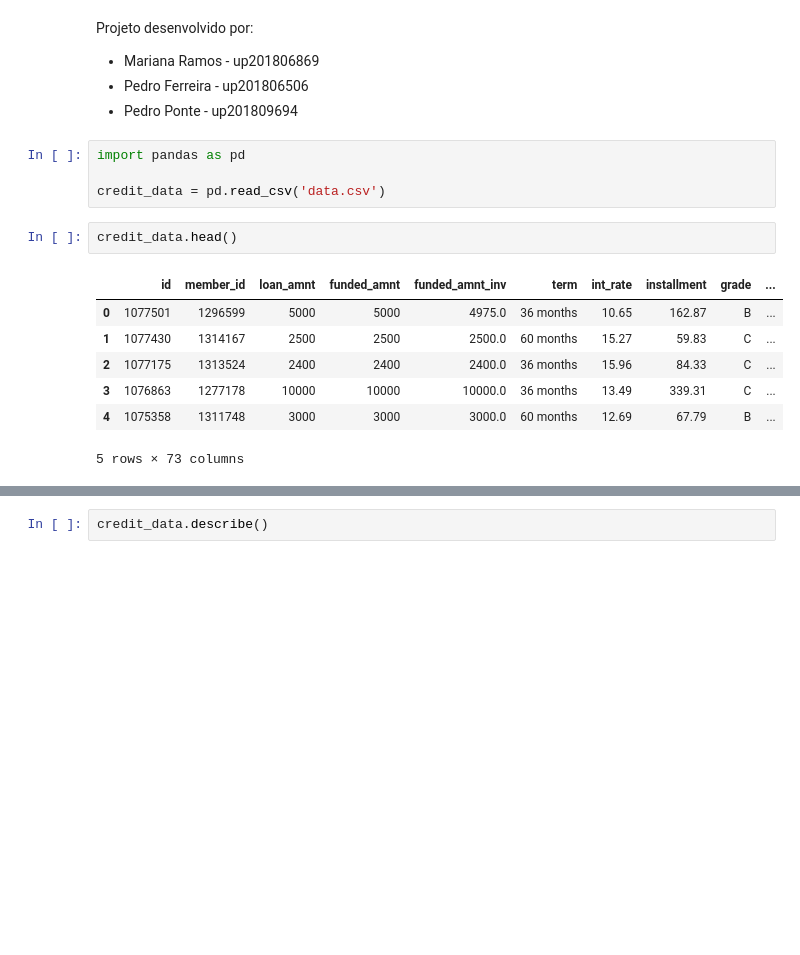
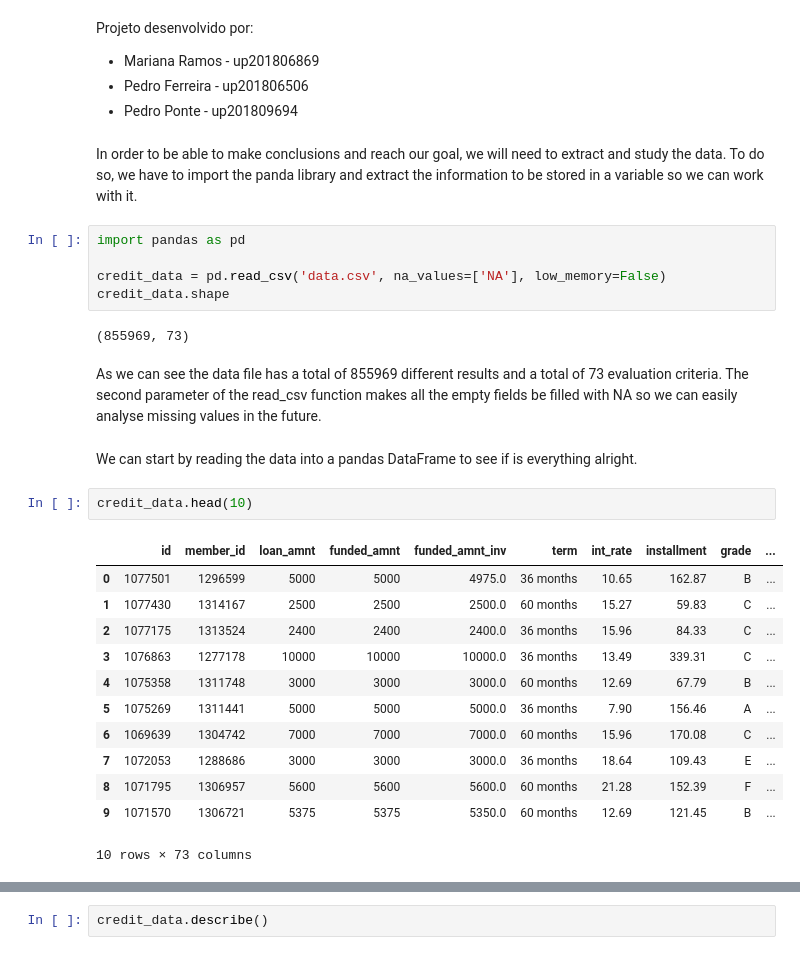
Before and after one commit to pedrovponte/IART-g39, a Jupyter notebook: proj2/src/credit_risk_analysis.ipynb, the cells around one changed output, grey strips where cells are left out. Cells and saved outputs as stored; diff of their text form; blank space fills up the shorter version.

```diff
--- a/proj2/src/credit_risk_analysis.ipynb
+++ b/proj2/src/credit_risk_analysis.ipynb
@@ -5,17 +5,31 @@ Projeto desenvolvido por:
 * Mariana Ramos - up201806869
 * Pedro Ferreira - up201806506
 * Pedro Ponte - up201809694
+# %% [markdown]
+In order to be able to make conclusions and reach our goal, we will need to extract and study the data. To do so, we have to import the panda library and extract the information to be stored in a variable so we can work with it.
 # %%
 import pandas as pd
 
-credit_data = pd.read_csv('data.csv')
+credit_data = pd.read_csv('data.csv', na_values=['NA'], low_memory=False)
+credit_data.shape
+# %% [output]
+(855969, 73)
+# %% [markdown]
+As we can see the data file has a total of 855969 different results and a total of 73 evaluation criteria. The second parameter of the read_csv function makes all the empty fields be filled with NA so we can easily analyse missing values in the future.
+# %% [markdown]
+We can start by reading the data into a pandas DataFrame to see if is everything alright.
 # %%
-credit_data.head()
+credit_data.head(10)
 # %% [output]
 |  | id | member_id | loan_amnt | funded_amnt | funded_amnt_inv | term | int_rate | installment | grade | ... |
 | 0 | 1077501 | 1296599 | 5000 | 5000 | 4975.0 | 36 months | 10.65 | 162.87 | B | ... |
 | 1 | 1077430 | 1314167 | 2500 | 2500 | 2500.0 | 60 months | 15.27 | 59.83 | C | ... |
 | 2 | 1077175 | 1313524 | 2400 | 2400 | 2400.0 | 36 months | 15.96 | 84.33 | C | ... |
 | 3 | 1076863 | 1277178 | 10000 | 10000 | 10000.0 | 36 months | 13.49 | 339.31 | C | ... |
 | 4 | 1075358 | 1311748 | 3000 | 3000 | 3000.0 | 60 months | 12.69 | 67.79 | B | ... |
+| 5 | 1075269 | 1311441 | 5000 | 5000 | 5000.0 | 36 months | 7.90 | 156.46 | A | ... |
+| 6 | 1069639 | 1304742 | 7000 | 7000 | 7000.0 | 60 months | 15.96 | 170.08 | C | ... |
+| 7 | 1072053 | 1288686 | 3000 | 3000 | 3000.0 | 36 months | 18.64 | 109.43 | E | ... |
+| 8 | 1071795 | 1306957 | 5600 | 5600 | 5600.0 | 60 months | 21.28 | 152.39 | F | ... |
+| 9 | 1071570 | 1306721 | 5375 | 5375 | 5350.0 | 60 months | 12.69 | 121.45 | B | ... |
-5 rows × 73 columns
+10 rows × 73 columns
```
Also changed, not shown: parts of 4 cells of this notebook, 1 other file.
